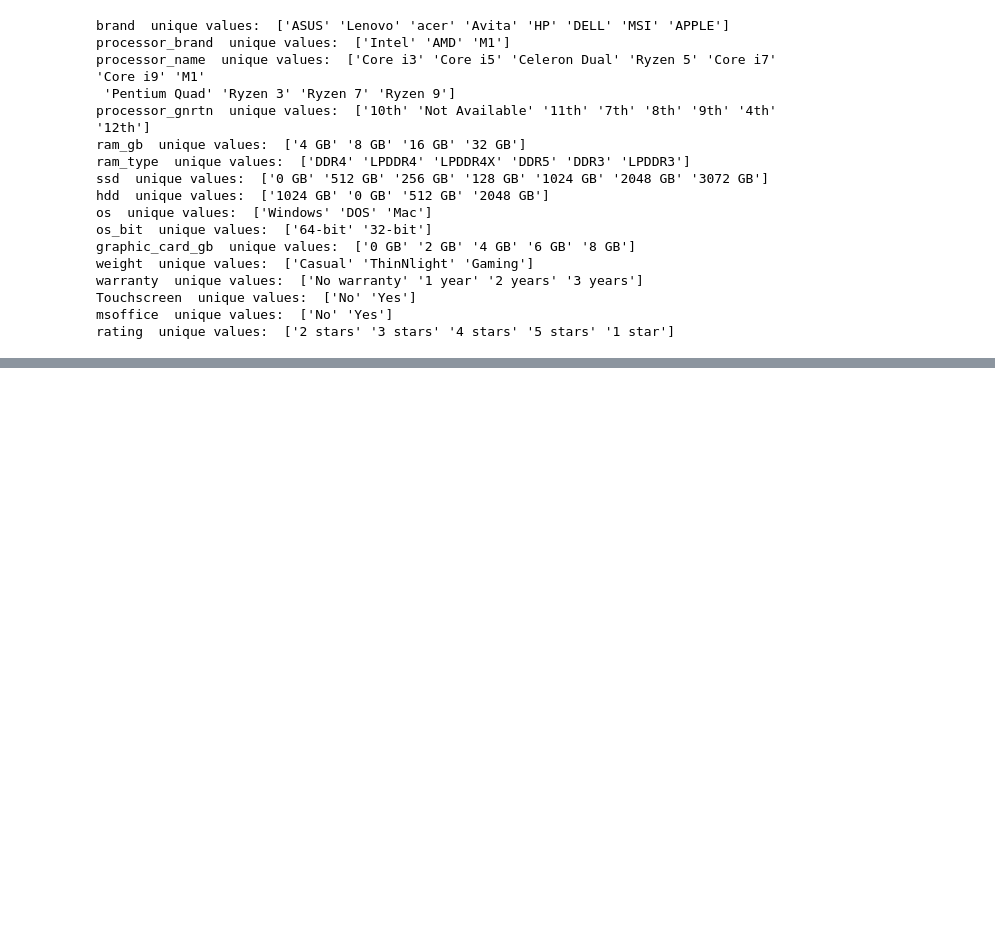
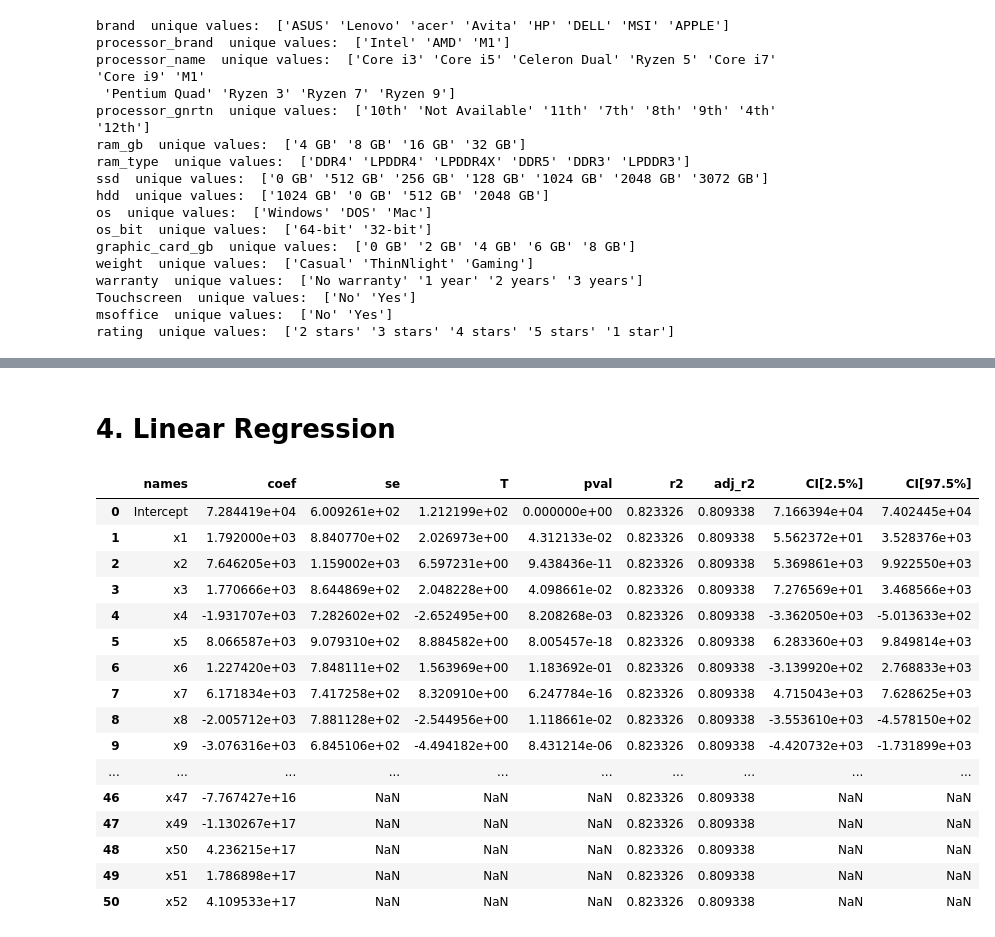
Before and after one commit to koutsompinask/MSC, a Jupyter notebook: semester B/Python/assignment/regression.ipynb, the cells around one changed output, grey strips where cells are left out. Saved outputs shown, nothing was run; the diff lists cells and outputs as text; code cells hidden in the pictures; blank space fills up the shorter version.

Commit message:
python regression progress

```diff
--- a/semester B/Python/assignment/regression.ipynb
+++ b/semester B/Python/assignment/regression.ipynb
@@ -241,0 +257,38 @@ for col in df.columns:
+# %% [markdown]
+# 4. Linear Regression
+# %%
+from sklearn.model_selection import train_test_split
+from sklearn.preprocessing import StandardScaler
+
+# Select features and target
+X = df.drop('Price', axis=1)
+y = df['Price']
+
+# Split data
+X_train, X_test, y_train, y_test = train_test_split(X, y, test_size=0.2, random_state=42)
+
+# Scale features
+scaler = StandardScaler()
+X_train_scaled = scaler.fit_transform(X_train)
+X_test_scaled = scaler.transform(X_test)
+# %%
+lm = pg.linear_regression(X_train_scaled, y_train, add_intercept=True)
+lm
+# %% [output]
+|  | names | coef | se | T | pval | r2 | adj_r2 | CI[2.5%] | CI[97.5%] |
+| 0 | Intercept | 7.284419e+04 | 6.009261e+02 | 1.212199e+02 | 0.000000e+00 | 0.823326 | 0.809338 | 7.166394e+04 | 7.402445e+04 |
+| 1 | x1 | 1.792000e+03 | 8.840770e+02 | 2.026973e+00 | 4.312133e-02 | 0.823326 | 0.809338 | 5.562372e+01 | 3.528376e+03 |
+| 2 | x2 | 7.646205e+03 | 1.159002e+03 | 6.597231e+00 | 9.438436e-11 | 0.823326 | 0.809338 | 5.369861e+03 | 9.922550e+03 |
+| 3 | x3 | 1.770666e+03 | 8.644869e+02 | 2.048228e+00 | 4.098661e-02 | 0.823326 | 0.809338 | 7.276569e+01 | 3.468566e+03 |
+| 4 | x4 | -1.931707e+03 | 7.282602e+02 | -2.652495e+00 | 8.208268e-03 | 0.823326 | 0.809338 | -3.362050e+03 | -5.013633e+02 |
+| 5 | x5 | 8.066587e+03 | 9.079310e+02 | 8.884582e+00 | 8.005457e-18 | 0.823326 | 0.809338 | 6.283360e+03 | 9.849814e+03 |
+| 6 | x6 | 1.227420e+03 | 7.848111e+02 | 1.563969e+00 | 1.183692e-01 | 0.823326 | 0.809338 | -3.139920e+02 | 2.768833e+03 |
+| 7 | x7 | 6.171834e+03 | 7.417258e+02 | 8.320910e+00 | 6.247784e-16 | 0.823326 | 0.809338 | 4.715043e+03 | 7.628625e+03 |
+| 8 | x8 | -2.005712e+03 | 7.881128e+02 | -2.544956e+00 | 1.118661e-02 | 0.823326 | 0.809338 | -3.553610e+03 | -4.578150e+02 |
+| 9 | x9 | -3.076316e+03 | 6.845106e+02 | -4.494182e+00 | 8.431214e-06 | 0.823326 | 0.809338 | -4.420732e+03 | -1.731899e+03 |
+| ... | ... | ... | ... | ... | ... | ... | ... | ... | ... |
+| 46 | x47 | -7.767427e+16 | NaN | NaN | NaN | 0.823326 | 0.809338 | NaN | NaN |
+| 47 | x49 | -1.130267e+17 | NaN | NaN | NaN | 0.823326 | 0.809338 | NaN | NaN |
+| 48 | x50 | 4.236215e+17 | NaN | NaN | NaN | 0.823326 | 0.809338 | NaN | NaN |
+| 49 | x51 | 1.786898e+17 | NaN | NaN | NaN | 0.823326 | 0.809338 | NaN | NaN |
+| 50 | x52 | 4.109533e+17 | NaN | NaN | NaN | 0.823326 | 0.809338 | NaN | NaN |
```
Also changed, not shown: parts of 30 cells of this notebook.
